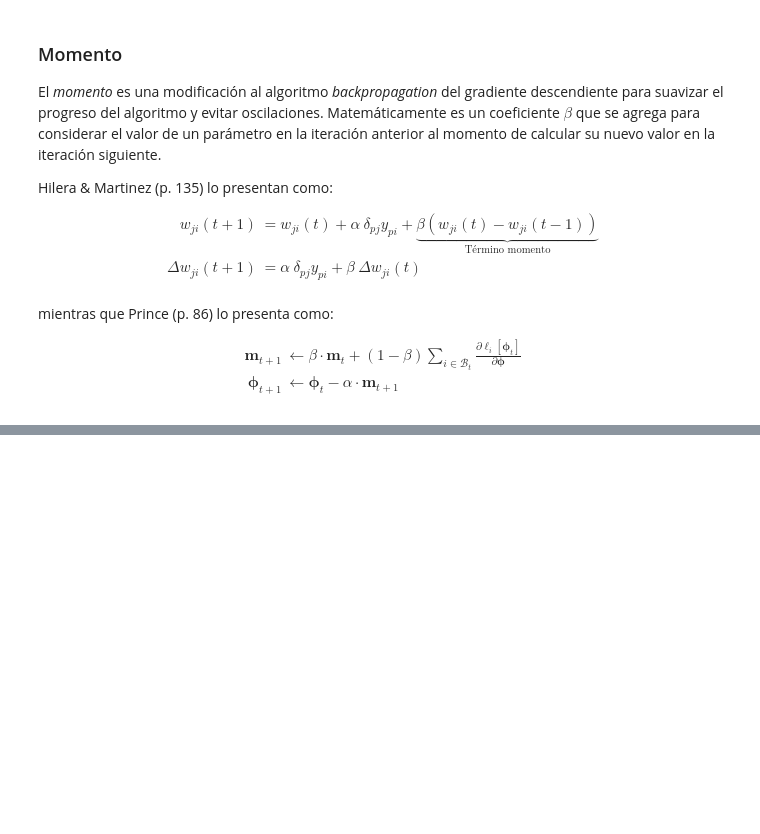
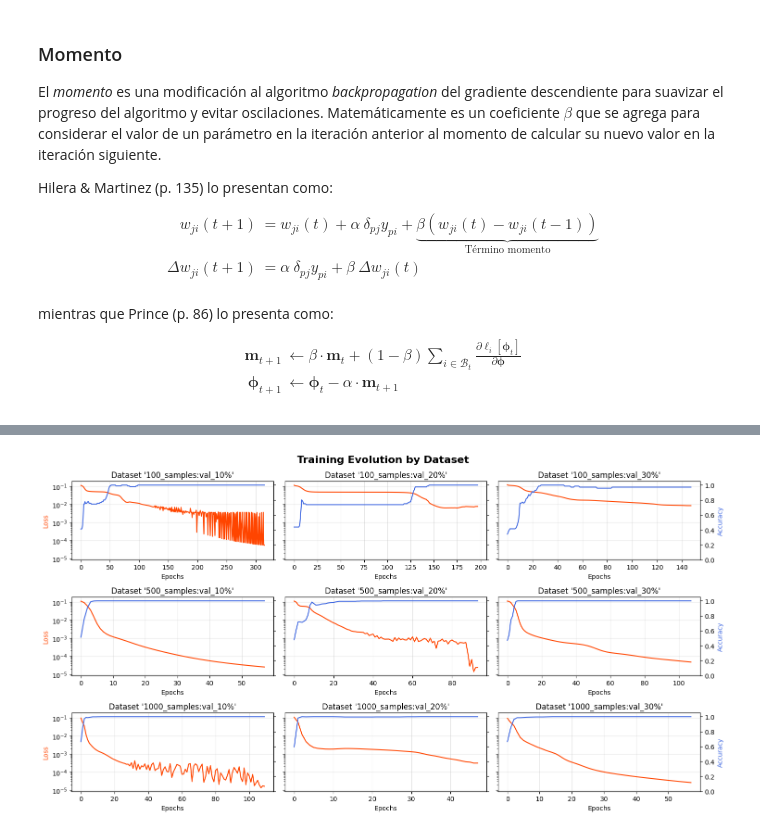
Before and after one commit to elepad-org/mlp, a Jupyter notebook: model/notebook.ipynb, the cells around one changed output, grey strips where cells are left out. Cells and saved outputs as stored; diff of their text form; code cells hidden in the pictures; blank space fills up the shorter version.

```diff
--- a/model/notebook.ipynb
+++ b/model/notebook.ipynb
@@ -181,12 +187,11 @@ def generate_dataset(n_samples: int) -> pd.DataFrame:
     return df
 
 
-df_100 = generate_dataset(100)
-df_500 = generate_dataset(500)
-df_1000 = generate_dataset(1000)
+DATASET_SIZES = [100, 500, 1000]
+original_datasets = [generate_dataset(size) for size in DATASET_SIZES]
 
 print("Dataset de 1000 ejemplos:")
-print(df_1000)
+print(original_datasets[2])
 # %% [output]
 Dataset de 1000 ejemplos:
      0  1  2  3  4  5  6  7  8  9  ...  91  92  93  94  95  96  97  98  99  class
@@ -648,6 +660,9 @@ class MLP:
         prev_avg_loss = float("inf")
         epoch = 0
 
+        print(" " + "_" * 33 + " ")
+        print(f"| {bold('Epoch')} | {bold('    Loss    ')} | {bold('Accuracy')} |")
+
         while True:
             epoch_loss = 0
             correct = 0
@@ -683,12 +698,13 @@ class MLP:
             train_accuracies.append(accuracy)
 
             # Print progress
-            if epoch % 20 == 0:
-                print(f"Epoch {epoch}: Loss={avg_loss}, Accuracy={accuracy}")
+            if epoch % 25 == 0:
+                print(f"| {epoch:5} | {avg_loss:12.10f} | {accuracy:8.6f} |")
 
             # Check for stop condition
             loss_change = abs(avg_loss - prev_avg_loss)
             if loss_change < tolerance:
+                print(" " + "¯" * 33 + " ")
                 print(
                     f"Stopping at epoch {epoch}: Loss change {loss_change} < tolerance={tolerance}"
                 )
@@ -700,13 +716,12 @@ class MLP:
         return {"train_losses": train_losses, "train_accuracies": train_accuracies}
 
 
-# Simple test with a dataset of just one sample
+print("Simple test with a dataset of just one sample:")
 single_sample_df = generate_dataset(1)
 sample = np.array(single_sample_df.iloc[0, :100].values, dtype=np.float64)
 print_sample(sample)
-
 mlp = MLP("sigmoid", 0.1, 0.1)
 mlp.train_dataset(single_sample_df, tolerance=0.00001)
 c = mlp.classify(sample)
-print(f"Clasificado como: {c}")
+print(f"Pattern classified into class {bold(c)}.")
 # %% [output]
@@ -783 +795,36 @@ Stopping at epoch 108: Loss change 8.913774689717141e-09 < tolerance=1e-06
 All 9 MLPs trained.
+# %%
+fig, axes = plt.subplots(3, 3, figsize=(15, 8), sharey=True)
+fig.suptitle("Training Evolution by Dataset", fontsize=16, fontweight="bold")
+
+for idx, res in enumerate(results):
+    # Draw loss curve
+    ax = axes[idx // 3, idx % 3]
+    ax.plot(res["epochs"], res["train_losses"], color="orangered", label="Loss")
+    ax.set_yscale("log")
+
+    # Draw accuracy curve on the same plot with a different y-axis
+    ax2 = ax.twinx()
+    ax2.plot(
+        res["epochs"], res["train_accuracies"], color="royalblue", label="Accuracy"
+    )
+    ax2.set_ylim(0, 1.05)
+
+    ax.set_title(f"Dataset '{res['dataset_name']}'")
+    ax.grid(True, alpha=0.3)
+    ax.set_xlabel("Epochs")
+
+    # Set loss label on first column
+    if idx % 3 == 0:
+        ax.set_ylabel("Loss", color="orangered")
+    # Set accuracy label on third column
+    if idx % 3 == 2:
+        ax2.set_ylabel("Accuracy", color="royalblue")
+    # Hide right y-axis tick labels for first and second columns
+    if idx % 3 != 2:
+        ax2.set_yticklabels([])
+
+plt.tight_layout()
+plt.show()
+# %% [output]
+[figure, added]
```
Also changed, not shown: parts of 7 cells of this notebook, 2 other files.
